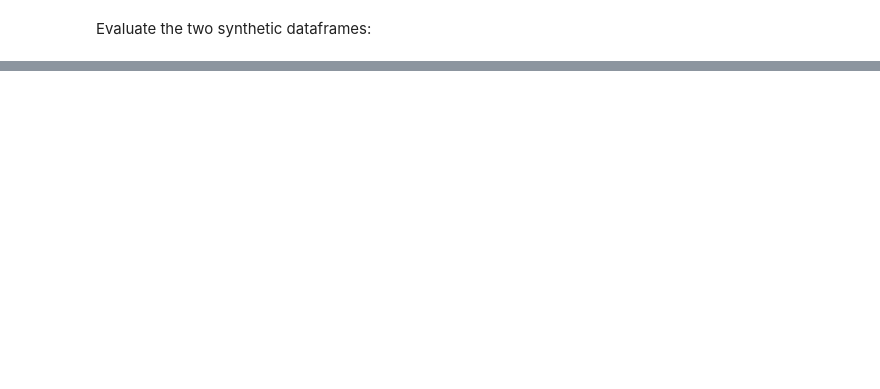
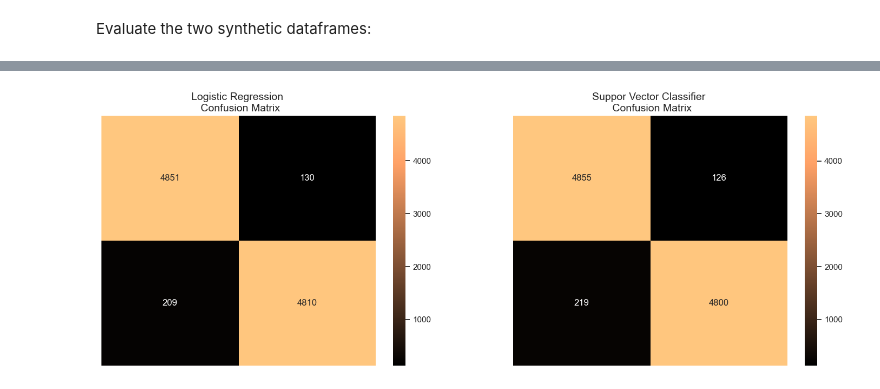
Before and after one commit to allmannd/syntheticdata, a Jupyter notebook: synthetic.ipynb, the cells around one changed output, grey strips where cells are left out. Drawn from its saved outputs; the diff is of its cells as text; code cells hidden in the pictures; blank space fills up the shorter version.

```diff
--- a/synthetic.ipynb
+++ b/synthetic.ipynb
@@ -104,0 +262,19 @@ plt.show()
+# %%
+logreg_tvae = LogisticRegression(n_jobs=-1)
+dectree_tvae = DecisionTreeClassifier()
+svc_tvae = LinearSVC()
+knear_tvae = KNeighborsClassifier(n_jobs=-1)
+
+logreg_tvae.fit(X_train_tvae, y_train_tvae)
+dectree_tvae.fit(X_train_tvae,y_train_tvae)
+svc_tvae.fit(X_train_tvae,y_train_tvae)
+knear_tvae.fit(X_train_tvae,y_train_tvae)
+
+logreg_pred = logreg_tvae.predict(X_test_tvae)
+svc_pred = svc_tvae.predict(X_test_tvae)
+dectree_pred = dectree_tvae.predict(X_test_tvae)
+knear_pred = knear_tvae.predict(X_test_tvae)
+print("A logisztikus regresszió modellünk pontossági pontszáma jelenleg: ",accuracy_score(y_test_tvae, logreg_pred))
+print("A Support Vector Machine modellünk pontossági pontszáma jelenleg: ",accuracy_score(y_test_tvae, svc_pred))
+print("A Döntési fa modellünk pontossági pontszáma jelenleg: ",accuracy_score(y_test_tvae, dectree_pred))
+print("A K közelebbi szomszéd modellünk pontossági pontszáma jelenleg: ",accuracy_score(y_test_tvae, knear_pred))
@@ -104,0 +414,25 @@ plt.show()
+# %%
+from sklearn.metrics import confusion_matrix
+
+y_pred_logreg = logreg.predict(X_test_tvae)
+y_pred_svc = svc.predict(X_test_tvae)
+
+
+log_reg_cf = confusion_matrix(y_test_tvae, y_pred_logreg)
+svc_cf = confusion_matrix(y_test_tvae, y_pred_svc)
+
+fig, (ax1, ax2) = plt.subplots(1, 2,figsize=(18,6))
+
+sns.heatmap(log_reg_cf, ax=ax1, annot=True,fmt='g', cmap=plt.cm.copper)
+ax1.set_title("Logistic Regression \n Confusion Matrix", fontsize=14)
+ax1.set_xticklabels(['', ''], fontsize=14, rotation=90)
+ax1.set_yticklabels(['', ''], fontsize=14, rotation=360)
+
+sns.heatmap(svc_cf, ax=ax2, annot=True,fmt='g', cmap=plt.cm.copper)
+ax2.set_title("Suppor Vector Classifier \n Confusion Matrix", fontsize=14)
+ax2.set_xticklabels(['', ''], fontsize=14, rotation=90)
+ax2.set_yticklabels(['', ''], fontsize=14, rotation=360)
+
+plt.show()
+# %% [output]
+[figure, added]
```
Also changed, not shown: parts of 32 cells of this notebook.
